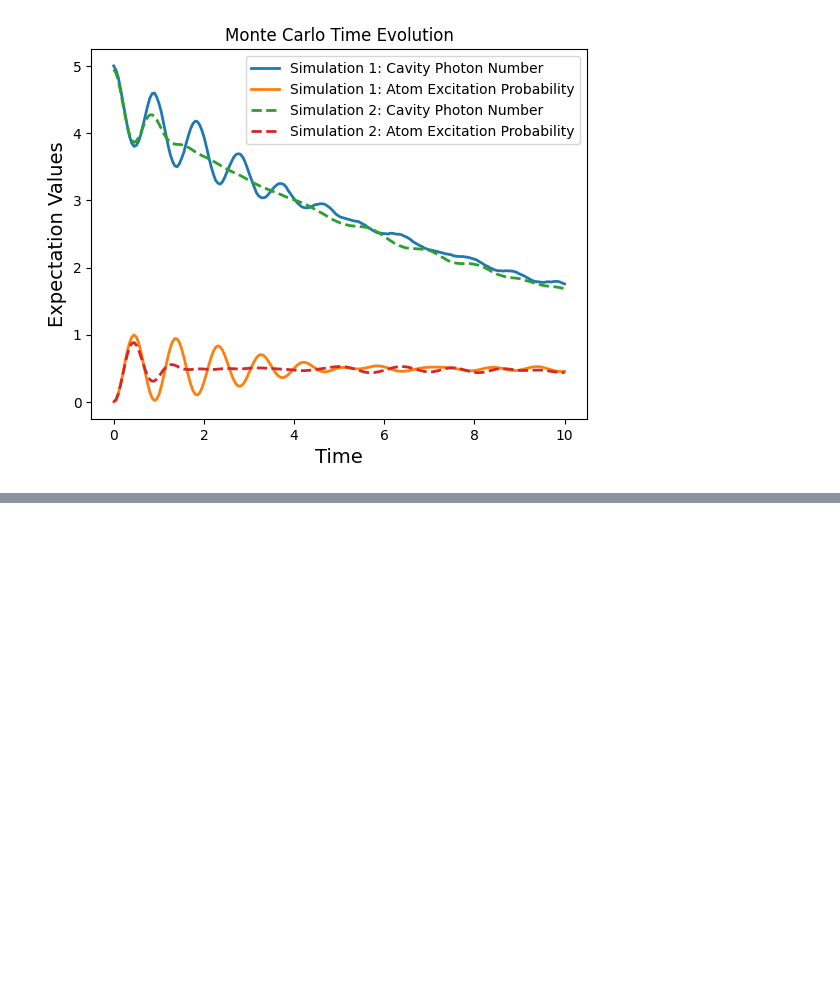
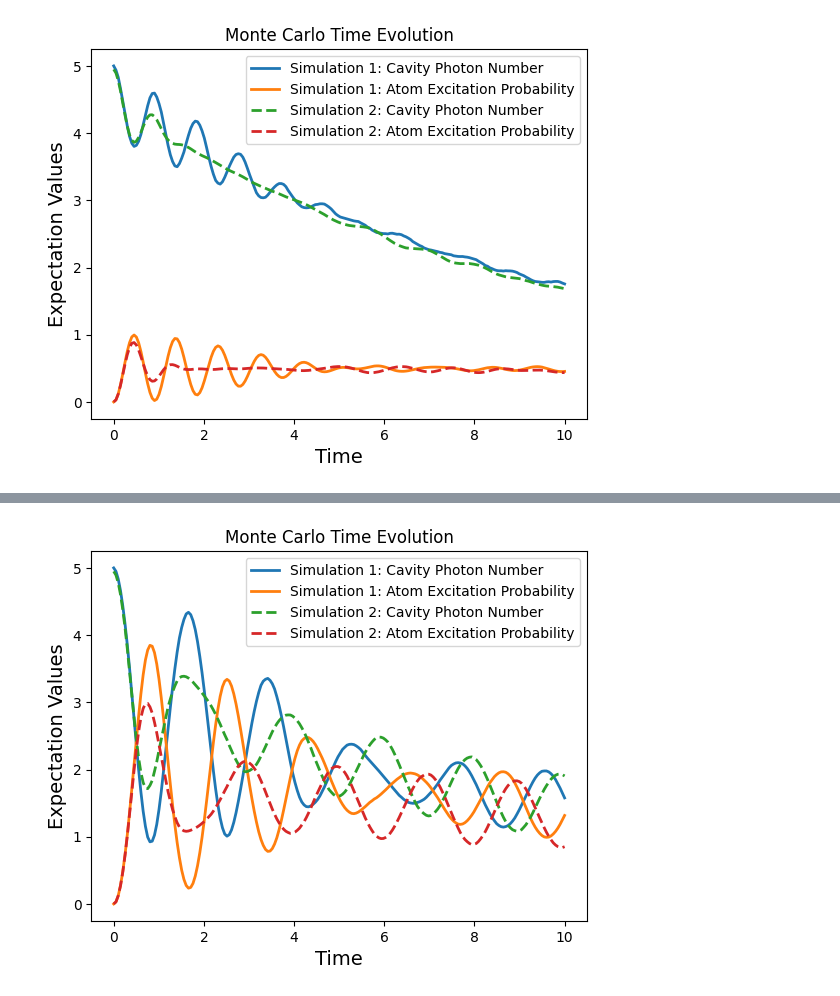
Before and after one commit to ubsuny/MC-CP2P2024, a Jupyter notebook: mc_simulation_2level_system.ipynb, the cells around one changed output, grey strips where cells are left out. Saved outputs shown, nothing was run; the diff lists cells and outputs as text; code cells hidden in the pictures; blank space fills up the shorter version.

Commit message:
Generate plots with varied parameters.

```diff
--- a/mc_simulation_2level_system.ipynb
+++ b/mc_simulation_2level_system.ipynb
@@ -161,3 +160,26 @@ plt.legend()
 plt.show()
 # %% [output]
 [figure]
+# %%
+times = np.linspace(0.0, 10.0, 200)
+psi0 = tensor(fock(5, 0), fock(10, 5))
+a  = tensor(qeye(5), destroy(10))
+sm = tensor(destroy(5), qeye(10))
+
+H = 2*np.pi*a.dag()*a + 2*np.pi*sm.dag()*sm + 2*np.pi*0.25*(sm*a.dag() + sm.dag()*a)
+data1 = mcsolve(H, psi0, times, [np.sqrt(0.1) * a], [a.dag() * a, sm.dag() * sm])
+psi1 = tensor(fock(5, 0), coherent(10, 2 - 1j))
+opts = Options(rhs_reuse=True) # Run a second time, reusing RHS
+data2 = mcsolve(H, psi1, times, [np.sqrt(0.1) * a], [a.dag() * a, sm.dag() * sm], options=opts)
+
+plt.plot(times, data1.expect[0], label='Simulation 1: Cavity Photon Number', lw=2)
+plt.plot(times, data1.expect[1], label='Simulation 1: Atom Excitation Probability', lw=2)
+plt.plot(times, data2.expect[0], '--', label='Simulation 2: Cavity Photon Number', lw=2)
+plt.plot(times, data2.expect[1], '--', label='Simulation 2: Atom Excitation Probability', lw=2)
+
+plt.title('Monte Carlo Time Evolution')
+plt.xlabel('Time', fontsize=14)
+plt.ylabel('Expectation Values', fontsize=14)
+plt.legend()
+plt.show()
+# %% [output]
@@ -163,0 +203 @@ plt.show()
+[figure, added]
```
Also changed, not shown: parts of 5 cells of this notebook.
